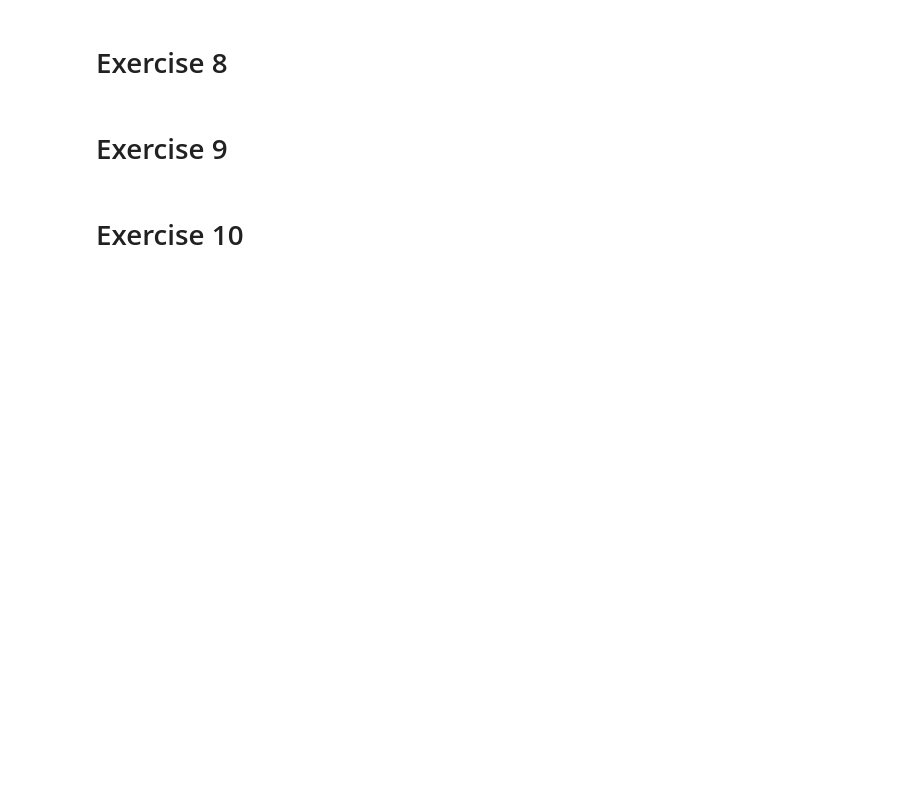
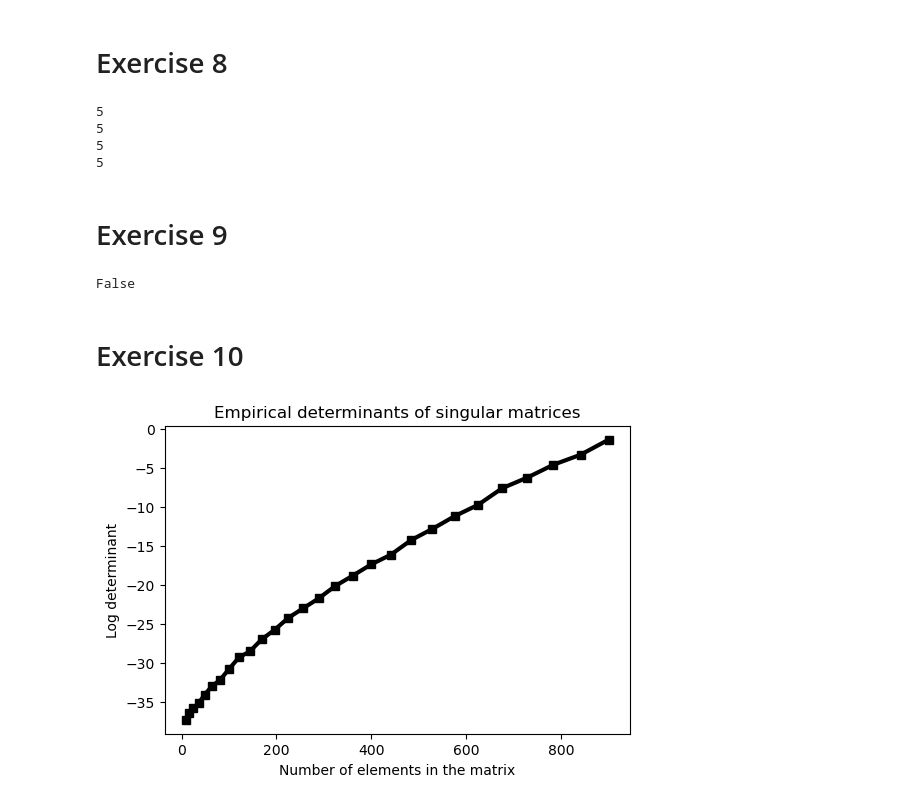
Before and after one commit to rufuspetrie/python_linear_algebra, a Jupyter notebook: chapter 6.ipynb, the cells around one changed output. Saved outputs shown, nothing was run; the diff lists cells and outputs as text; code cells hidden in the pictures; blank space fills up the shorter version.

```diff
--- a/chapter 6.ipynb
+++ b/chapter 6.ipynb
@@ -73,6 +179,53 @@ N_0
 # %% [markdown]
 # Exercise 8
+# %%
+A = generate(size, 5)
+for i in [A, A.T, A @ A.T, A.T @ A]:
+    print(np.linalg.matrix_rank(i))
+# %% [output]
+5
+5
+5
+5
 # %% [markdown]
 # Exercise 9
+# %%
+A = np.random.randn(4, 3) @ np.random.randn(3, 3)
+v = np.random.randn(4, 1)
+A_1 = np.hstack((A,v))
+
+def v_in_col_A(A, v):
+    if A.shape[0] != v.shape[0]:
+        raise Exception("Size mismatch")
+    rank_A = np.linalg.matrix_rank(A)
+    rank_Av = np.linalg.matrix_rank(np.hstack((A,v)))
+    return rank_A == rank_Av
+
+A = np.random.randn(4, 3)
+v = np.random.randn(4, 1)
+v_in_col_A(A,v)
+# %% [output]
+False
 # %% [markdown]
 # Exercise 10
+# %%
+sizes = np.arange(3, 31)
+reps = 100
+dets = np.zeros((len(sizes),reps))
+
+for i in range(len(sizes)):
+    for j in range(reps):
+        A = np.random.randn(sizes[i], sizes[i])
+        # Copy column to make matrix singular
+        A[:,0] = A[:,1]
+        dets[i,j] = np.abs(np.linalg.det(A))
+
+plt.figure(figsize = (6,4))
+plt.plot(sizes**2, np.log(np.mean(dets, axis = 1)), "ks-", linewidth = 3)
+plt.xlabel("Number of elements in the matrix")
+plt.ylabel("Log determinant")
+plt.title("Empirical determinants of singular matrices")
+plt.savefig('Figure_06_10.png',dpi=300)
+plt.show()
+# %% [output]
+[figure, added]
```
Also changed, not shown: parts of 11 cells of this notebook, 5 other files.
